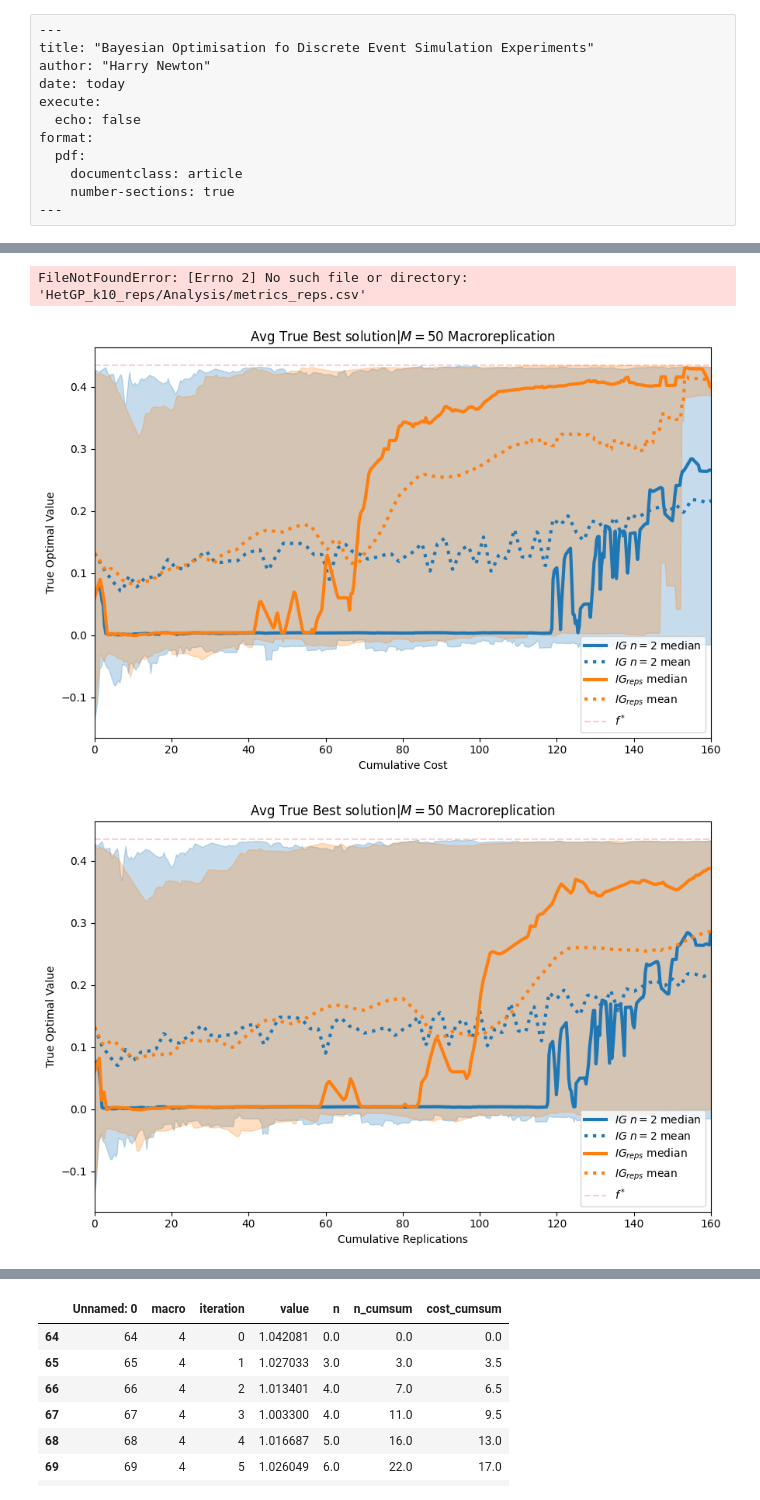
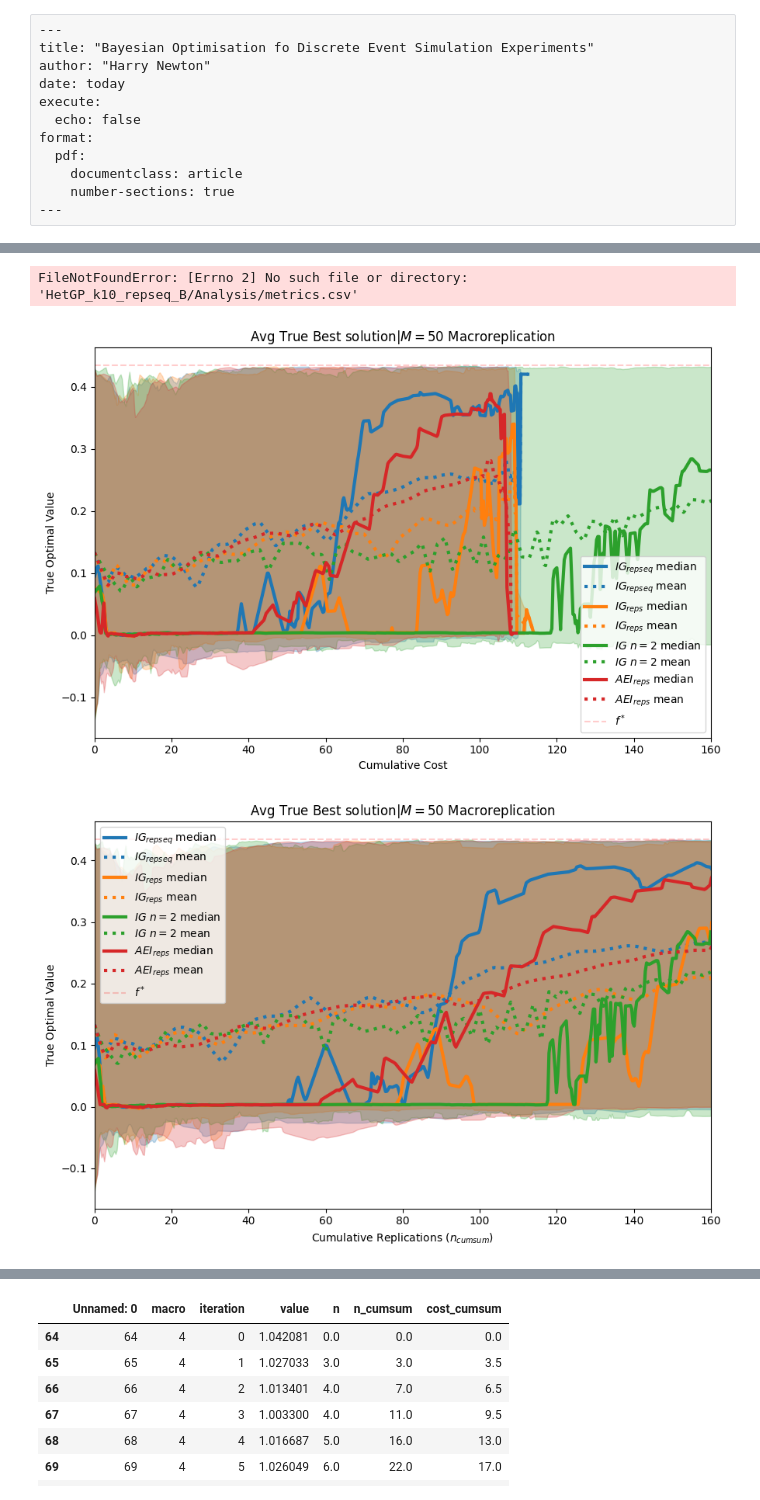
Before and after one commit to BazzahN/DES_BO, a Jupyter notebook: analysis.ipynb, the cells around one changed output, grey strips where cells are left out. Cells and saved outputs as stored; diff of their text form; code cells hidden in the pictures.

```diff
--- a/analysis.ipynb
+++ b/analysis.ipynb
@@ -32,7 +32,7 @@ import json
 import pandas as pd
 import re
 # %%
-EXP_NAME = "HetGP_k10_repseq_B"
+EXP_NAME = "HetGP_k10_reps_AEI"
 M = 50
 
 #Import Experimental paramaters
@@ -438,7 +458,7 @@ from scipy.interpolate import interp1d
 # -------------------------
 # Load data
 # -------------------------
-df_reps = pd.read_csv(outdir / "metrics_reps.csv")
+df_reps = pd.read_csv(outdir / "metrics.csv")
 df_base = pd.read_csv(outdir / "metrics.csv")
 
 # -------------------------
@@ -542,7 +562,7 @@ ax.legend()
 plt.tight_layout()
 plt.show()
 # %% [output]
-FileNotFoundError: [Errno 2] No such file or directory: 'HetGP_k10_reps/Analysis/metrics_reps.csv'
+FileNotFoundError: [Errno 2] No such file or directory: 'HetGP_k10_repseq_B/Analysis/metrics.csv'
 # %%
 import numpy as np
 import pandas as pd
@@ -614,17 +634,21 @@ fig, ax = plt.subplots(figsize=(9,6))
 # Replication-selection experiment
 # results = ["BO_simple_k15","BO_simple_k15_n5","BO_simple_k15_reps"]
 
-results = ["HetGP_k10_n2","HetGP_k10_reps"]
-
-names = {results[0]: r"$IG$ $n=2$",
-		 results[1]: r"$IG_{reps}$"}
+results = ["HetGP_k10_repseq_B","HetGP_k10_reps","HetGP_k10_n2","HetGP_k10_reps_AEI"]
 
 # names = {results[0]: r"$IG$ $n=2$",
-# 		 results[1]: r"$IG$ $n=5$",
-# 		 results[2]: r"$IG_{reps}$"}
+# 		 results[1]: r"$IG_{reps}$"}
+
+# names = {results[0]: r"$IG_{repseq}$",
+# 		 results[1]: r"$IG_{reps}$"}
+
+names = {results[0]: r"$IG_{repseq}$",
+		 results[1]: r"$IG_{reps}$",
+		 results[2]: r"$IG$ $n=2$",
+		 results[3]: r"$AEI_{reps}$"}
 
 
-colours = ["C0","C1","C2"]
+colours = ["C0","C1","C2","C3"]
 all_data={}
 for i,result in enumerate(results):
 	outdir_i = Path(result + "/Analysis")
@@ -677,7 +701,7 @@ comp_loc = "presentation/fig/comp_plot.png"
 plt.savefig(comp_loc ,bbox_inches="tight", dpi=200)
 plt.show()
 # %% [output]
-[figure, old version]
+[figure, new version]
 # %%
 import numpy as np
 import pandas as pd
@@ -687,6 +711,8 @@ from scipy.interpolate import interp1d
 # -------------------------
 # Load data
 # -------------------------
+x_optim = 0.279084
+y_optim = 0.434401
 
 # -------------------------
 # Helper
@@ -732,13 +758,6 @@ def interpolate_macros(df, x_col="n_cumsum", y_col="value", macro_col="macro"):
 
 	return x_grid, mean,median, q10, q90, curves
 
-
-# x_optim = 0.53701
-# y_optim = 1.9550161888917177
-
-x_optim = 0.279084
-y_optim = 0.434401
-
 # -------------------------
 # Plot
 # -------------------------
@@ -754,22 +773,26 @@ fig, ax = plt.subplots(figsize=(9,6))
 # Replication-selection experiment
 # results = ["BO_simple_k15","BO_simple_k15_n5","BO_simple_k15_reps"]
 
+results = ["HetGP_k10_repseq_B","HetGP_k10_reps","HetGP_k10_n2","HetGP_k10_reps_AEI"]
+
 # names = {results[0]: r"$IG$ $n=2$",
-# 		 results[1]: r"$IG$ $n=5$",
-# 		 results[2]: r"$IG_{reps}$"}
+# 		 results[1]: r"$IG_{reps}$"}
 
-results = ["HetGP_k10_n2","HetGP_k10_reps"]
+# names = {results[0]: r"$IG_{repseq}$",
+# 		 results[1]: r"$IG_{reps}$"}
 
-names = {results[0]: r"$IG$ $n=2$",
-		 results[1]: r"$IG_{reps}$"}
+names = {results[0]: r"$IG_{repseq}$",
+		 results[1]: r"$IG_{reps}$",
+		 results[2]: r"$IG$ $n=2$",
+		 results[3]: r"$AEI_{reps}$"}
 
 
-
-colours = ["C0","C1","C2"]
+colours = ["C0","C1","C2","C3"]
 all_data={}
 for i,result in enumerate(results):
 	outdir_i = Path(result + "/Analysis")
 	df = pd.read_csv(outdir_i / f"{result}_metrics.csv")
+
 	x, mean,median, q10, q90, curves= interpolate_macros(df)
 	data = {"x":x,
 		 	"mean":mean,
@@ -788,34 +811,34 @@ for i,result in enumerate(results):
 	)
 
 	ax.fill_between(
 		x,
 		q10,
 		q90,
 		alpha=0.25,
 		color = colours[i],
 	)
 	ax.plot(
 		x,
 		mean,
 		#median_reps,
 		lw=3,
 		label=names[result] + " mean",
 		color = colours[i],
 		linestyle=':',
 	)
 
 x_max = 160
 ax.hlines(y=y_optim,xmin=0,xmax=x_max,color='r',linestyles='--',label="$f^*$",alpha=0.2)
-ax.set_xlabel(r"Cumulative Replications")
+ax.set_xlabel(r"Cumulative Replications ($n_{cumsum}$)")
 ax.set_ylabel("True Optimal Value")
 ax.set_title(f"Avg True Best solution|$M=${M} Macroreplication")
 ax.set_xlim(0,x_max)
 #ax.set_ylim(1.2,2)
 ax.legend()
 plt.tight_layout()
-comp_loc = "presentation/fig/comp_plot_n.png"
+comp_loc = "presentation/fig/comp_plot.png"
 plt.savefig(comp_loc ,bbox_inches="tight", dpi=200)
 plt.show()
 # %% [output]
-[figure, old version]
+[figure, new version]
 # %%
```
Also changed, not shown: parts of 7 cells of this notebook, 7 other files.
